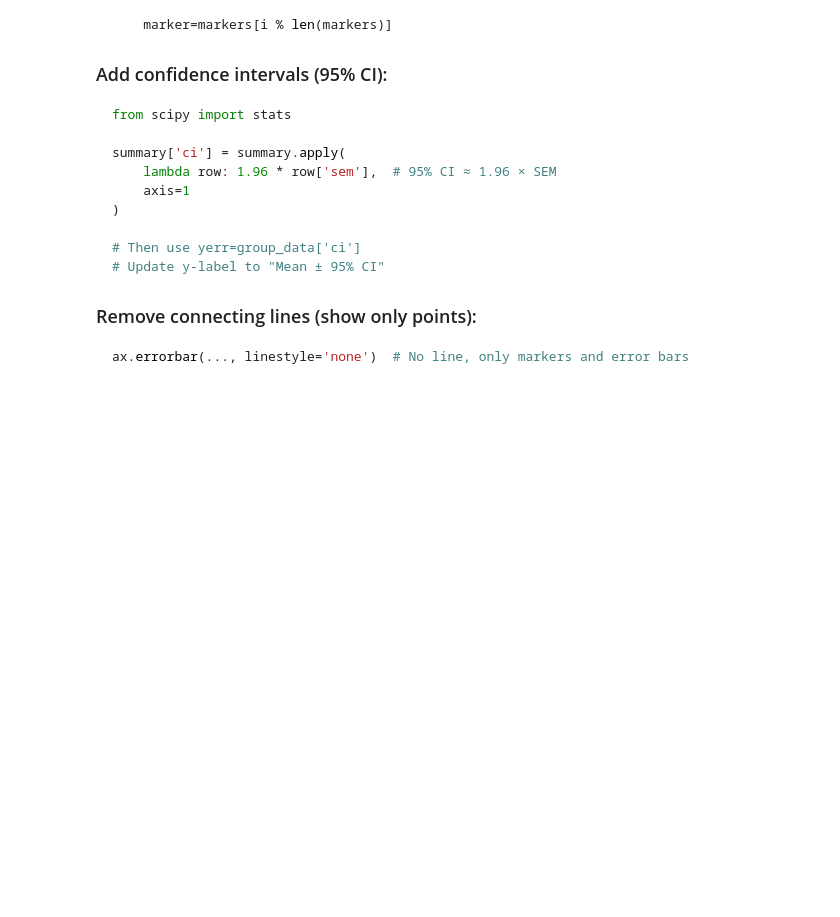
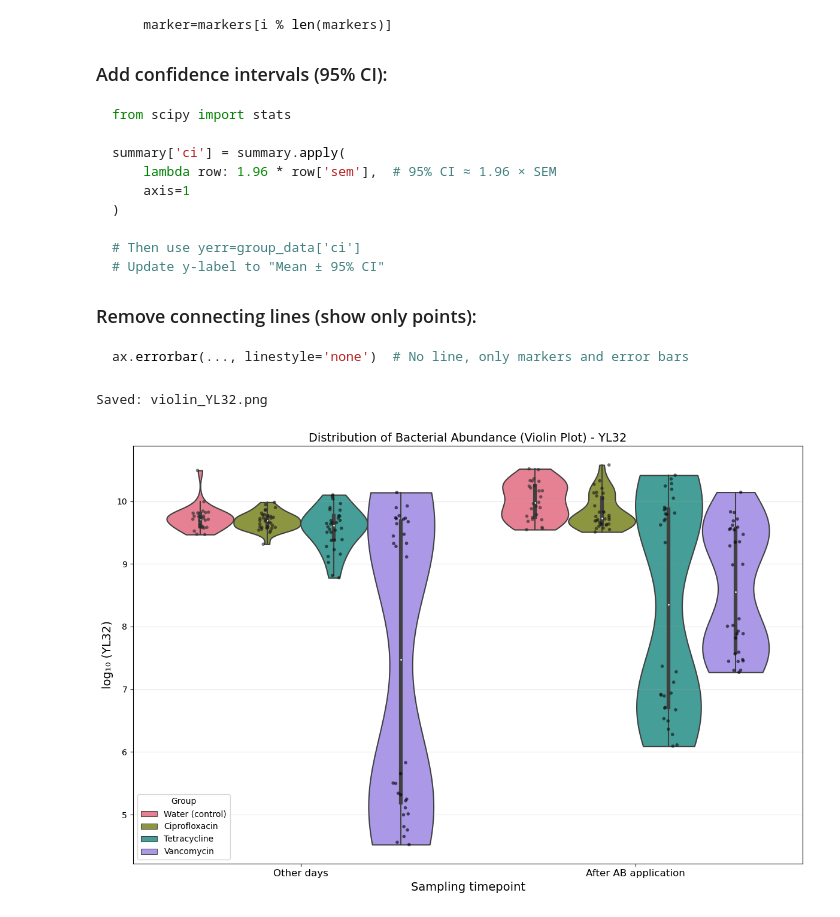
Before and after one commit to hzi-bifo/seminar-plotting, a Jupyter notebook: day1/results/day1_assignment_results.ipynb, the cells around one changed output. Cells and saved outputs as stored; diff of their text form; code cells hidden in the pictures; blank space fills up the shorter version.

````diff
--- a/day1/results/day1_assignment_results.ipynb
+++ b/day1/results/day1_assignment_results.ipynb
@@ -778,6 +731,58 @@ summary['ci'] = summary.apply(
 ```python
 ax.errorbar(..., linestyle='none')  # No line, only markers and error bars
 ```
+# %%
+log_col = f'log10 {strain}'
+
+# Filter data (start from the full dataset so this cell runs on its own)
+df_filtered = data.dropna(subset=[log_col])                                   # CHANGED
+
+# Create plot
+fig, ax = plt.subplots(figsize=(12,8))
+
+# Violin plot
+sns.violinplot(
+    data=df_filtered,
+    x='timepoint after AB application',
+    y=log_col,
+    hue='Group',
+    ax=ax,
+    palette='husl',
+    inner='box',  # Shows box plot inside violin ('box', 'quartile', or None)
+    linewidth=1.5,
+    cut=0,  # Limits violin to range of data
+    scale='width'  # same width for every violin, so narrow ones don't vanish  # NEW
+)
+
+sns.stripplot(
+    data=df_filtered,
+    x='timepoint after AB application',
+    y=log_col,
+    hue='Group',
+    ax=ax,
+    dodge=True,
+    alpha=0.6,
+    size=4,
+    color='black',
+    legend=False
+)
+
+# Formatting
+ax.set_xticks([0, 1], ['Other days', 'After AB application'], fontsize=12)    # NEW: was False / True
+ax.set_xlabel('Sampling timepoint', fontsize=14)                              # CHANGE
+ax.set_ylabel(f'log₁₀ ({strain})', fontsize=14)
+ax.set_title(f'Distribution of Bacterial Abundance (Violin Plot) - {strain}', fontsize=14 )
+handles, labels = ax.get_legend_handles_labels()                              # NEW: tidy legend names
+labels = [{'water': 'Water (control)', 'Tetracyclin': 'Tetracycline'}.get(l, l) for l in labels]
+ax.legend(handles, labels, title='Group', frameon=True, loc='lower left')     # CHANGED
+ax.grid(True, alpha=0.3, axis='y')
+
+plt.tight_layout()
+plt.savefig(f'violin_{strain}.png', dpi=300, bbox_inches='tight')
+print(f"Saved: violin_{strain}.png")
+# %% [output]
+Saved: violin_YL32.png
+[figure, added]
 # %%
 import matplotlib.pyplot as plt
 import seaborn as sns
````
Also changed, not shown: parts of 10 cells of this notebook, 2 other files.
